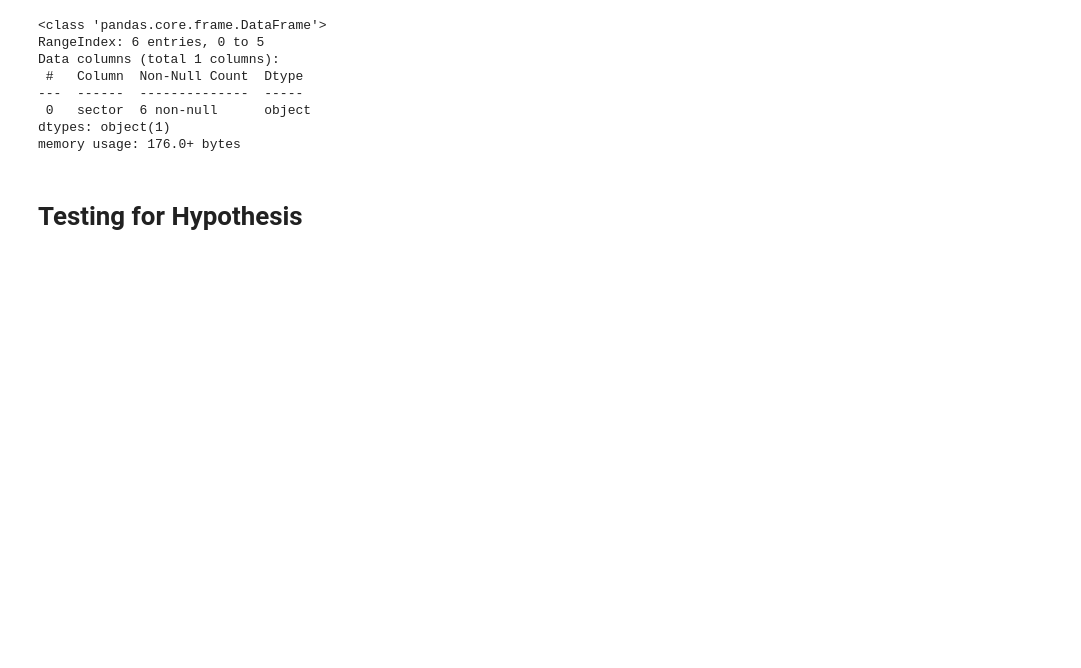
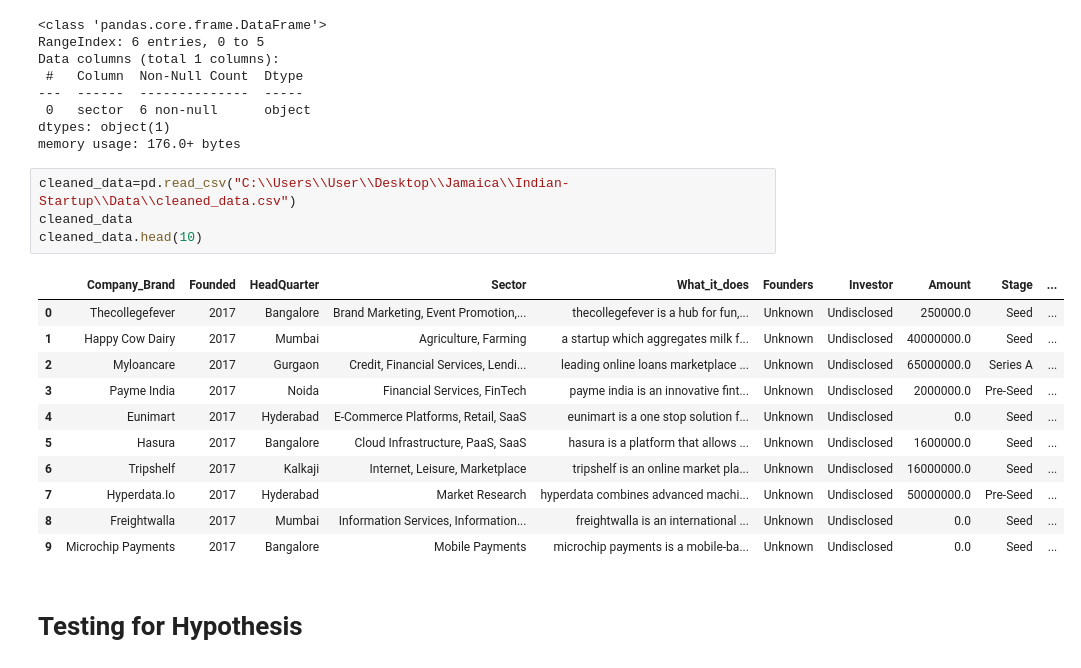
Before and after one commit to Sena-Aku-Agbotse/Indian-Startup, a Jupyter notebook: Notebooks/main.ipynb, the cells around one changed output. Drawn from its saved outputs; the diff is of its cells as text; blank space fills up the shorter version.

```diff
--- a/Notebooks/main.ipynb
+++ b/Notebooks/main.ipynb
@@ -1109,5 +1109,21 @@ Data columns (total 1 columns):
  0   sector  6 non-null      object
 dtypes: object(1)
 memory usage: 176.0+ bytes
+# %%
+cleaned_data=pd.read_csv("C:\\Users\\User\\Desktop\\Jamaica\\Indian-Startup\\Data\\cleaned_data.csv")
+cleaned_data
+cleaned_data.head(10)
+# %% [output]
+|  | Company_Brand | Founded | HeadQuarter | Sector | What_it_does | Founders | Investor | Amount | Stage | ... |
+| 0 | Thecollegefever | 2017 | Bangalore | Brand Marketing, Event Promotion,... | thecollegefever is a hub for fun,... | Unknown | Undisclosed | 250000.0 | Seed | ... |
+| 1 | Happy Cow Dairy | 2017 | Mumbai | Agriculture, Farming | a startup which aggregates milk f... | Unknown | Undisclosed | 40000000.0 | Seed | ... |
+| 2 | Myloancare | 2017 | Gurgaon | Credit, Financial Services, Lendi... | leading online loans marketplace ... | Unknown | Undisclosed | 65000000.0 | Series A | ... |
+| 3 | Payme India | 2017 | Noida | Financial Services, FinTech | payme india is an innovative fint... | Unknown | Undisclosed | 2000000.0 | Pre-Seed | ... |
+| 4 | Eunimart | 2017 | Hyderabad | E-Commerce Platforms, Retail, SaaS | eunimart is a one stop solution f... | Unknown | Undisclosed | 0.0 | Seed | ... |
+| 5 | Hasura | 2017 | Bangalore | Cloud Infrastructure, PaaS, SaaS | hasura is a platform that allows ... | Unknown | Undisclosed | 1600000.0 | Seed | ... |
+| 6 | Tripshelf | 2017 | Kalkaji | Internet, Leisure, Marketplace | tripshelf is an online market pla... | Unknown | Undisclosed | 16000000.0 | Seed | ... |
+| 7 | Hyperdata.Io | 2017 | Hyderabad | Market Research | hyperdata combines advanced machi... | Unknown | Undisclosed | 50000000.0 | Pre-Seed | ... |
+| 8 | Freightwalla | 2017 | Mumbai | Information Services, Information... | freightwalla is an international ... | Unknown | Undisclosed | 0.0 | Seed | ... |
+| 9 | Microchip Payments | 2017 | Bangalore | Mobile Payments | microchip payments is a mobile-ba... | Unknown | Undisclosed | 0.0 | Seed | ... |
 # %% [markdown]
 # **Testing for Hypothesis**
```
Also changed, not shown: parts of 2 cells of this notebook, 1 other file.
